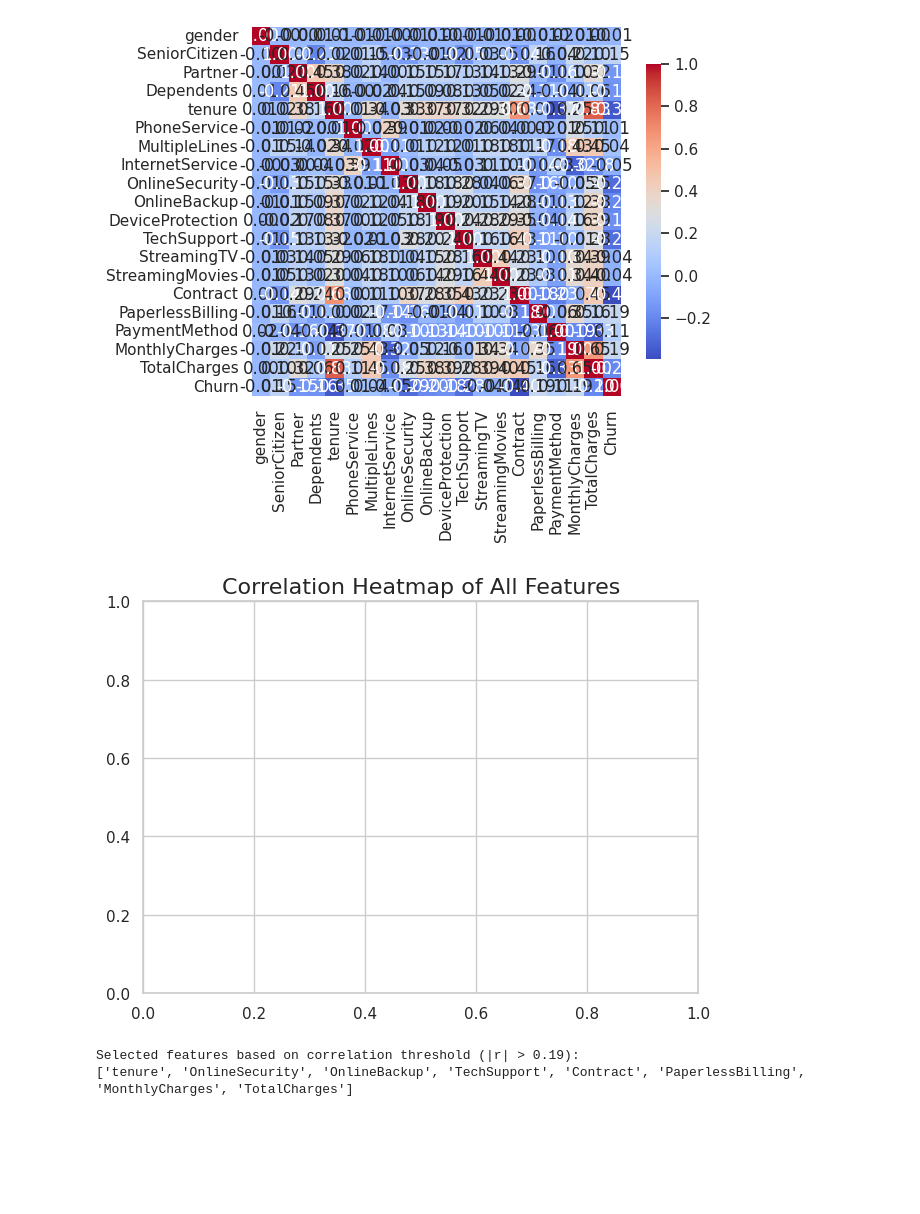
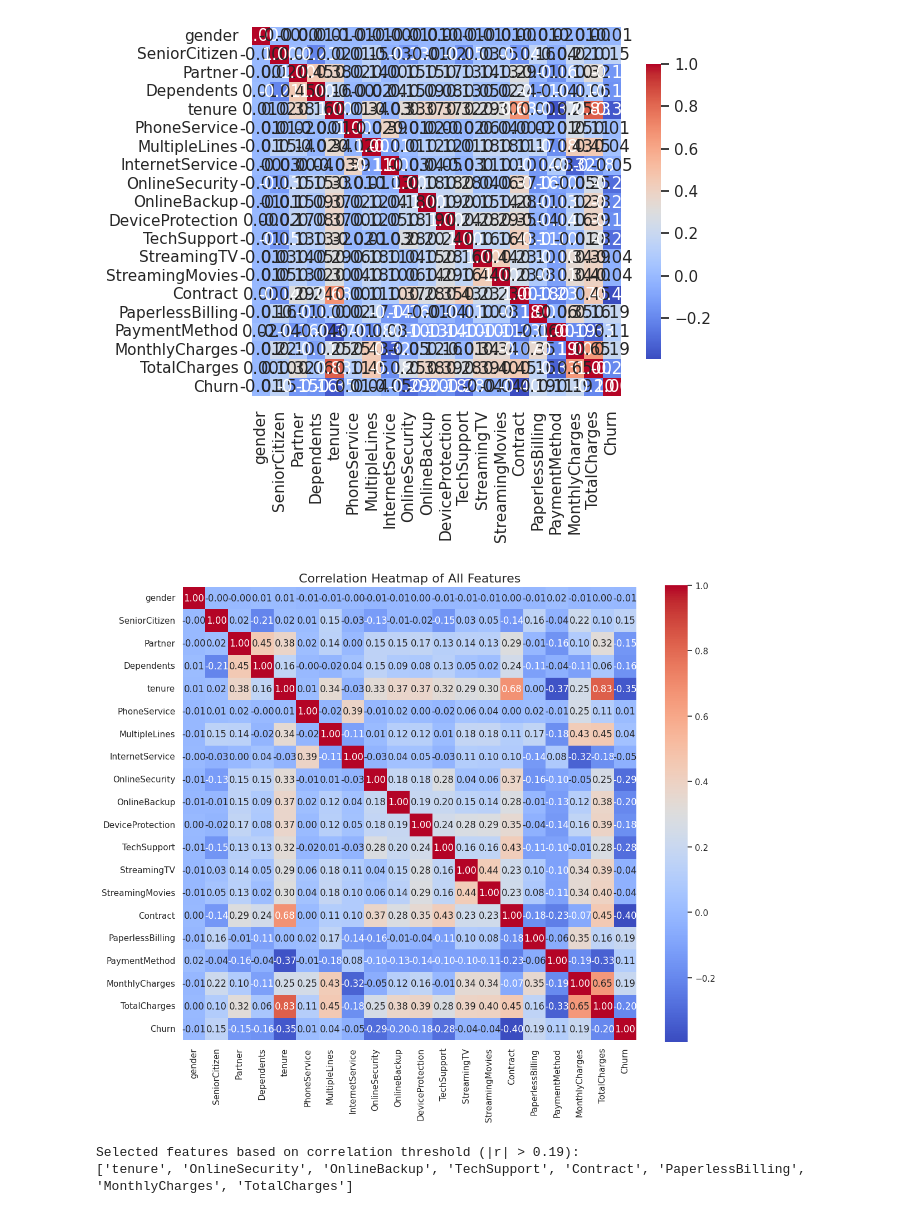
Before and after one commit to Ahmed22f22616/MLS, a Jupyter notebook: Telco_Customer_Churn.ipynb, the cells around one changed output. Saved outputs shown, nothing was run; the diff lists cells and outputs as text; code cells hidden in the pictures; blank space fills up the shorter version.

```diff
--- a/Telco_Customer_Churn.ipynb
+++ b/Telco_Customer_Churn.ipynb
@@ -278,12 +278,21 @@ sns.heatmap(corr, annot=True, fmt=".2f", cmap='coolwarm', square=True, cbar_kws=
 # %% [output]
 <Axes: >
 [figure]
-# %%
-plt.title("Correlation Heatmap of All Features", fontsize=16)
-plt.tight_layout()
-plt.show()
-# %% [output]
-[figure, removed]
+# %%
+import seaborn as sns
+import matplotlib.pyplot as plt
+
+# Assuming you have a DataFrame called df
+corr = df.corr()  # Compute the correlation matrix
+
+plt.figure(figsize=(12,10))
+sns.heatmap(corr, annot=True, fmt=".2f", cmap='coolwarm', square=True)
+
+plt.title("Correlation Heatmap of All Features", fontsize=16)
+plt.tight_layout()
+plt.show()
+# %% [output]
+[figure, added]
 # %%
 # Compute correlation with the target variable
 correlation_with_target = df.corr()['Churn'].drop('Churn')
```
